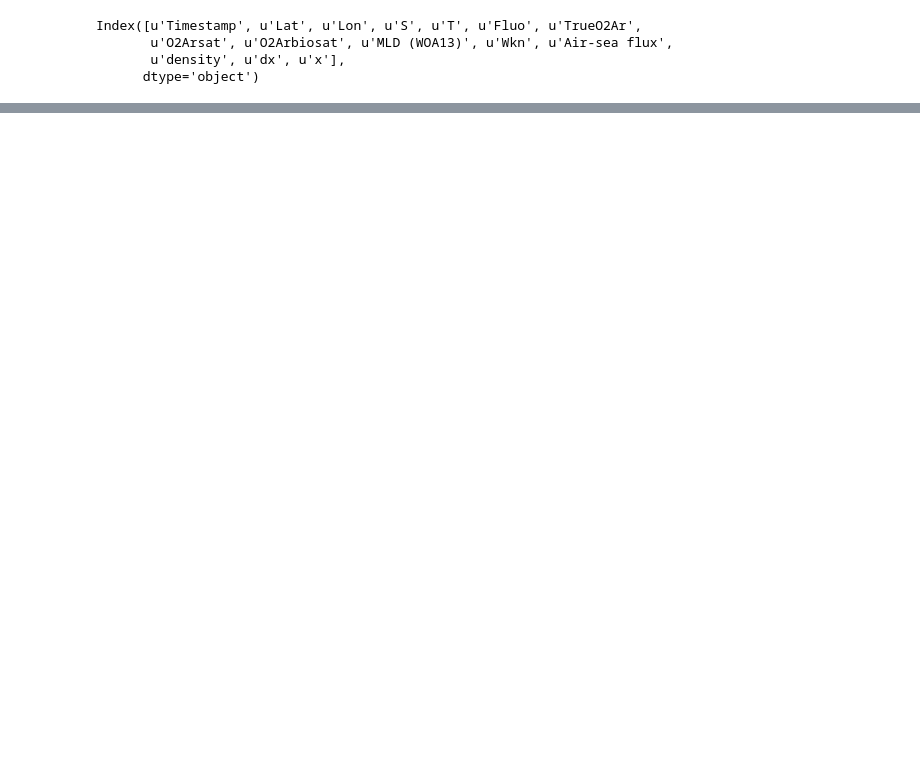
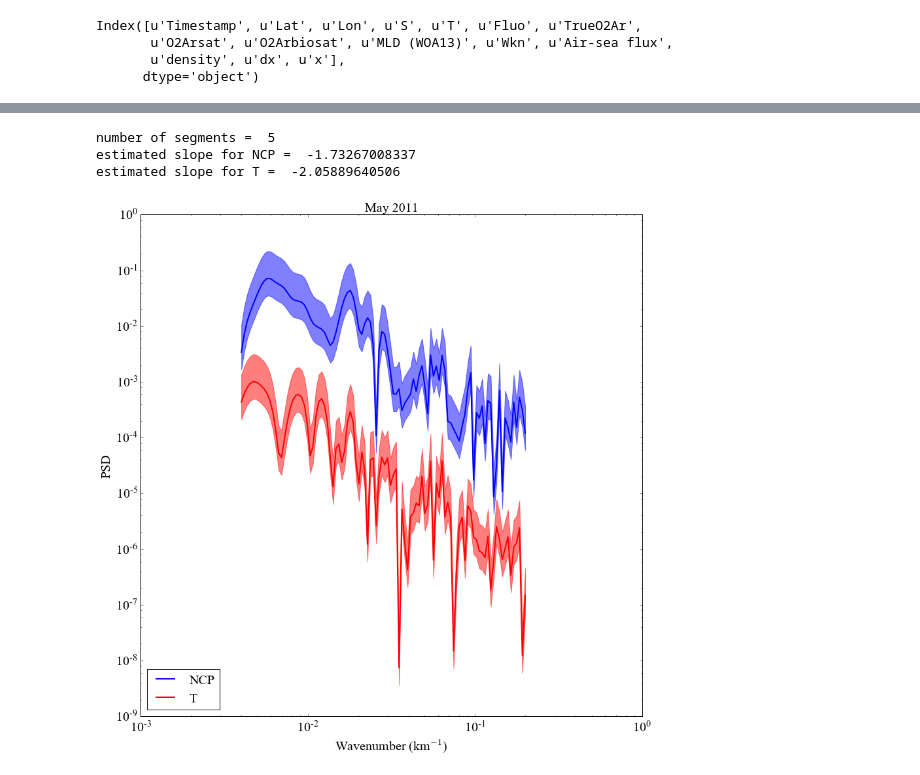
Before and after one commit to sophieclayton/kuroshio_productivity, a Jupyter notebook: NCP_spectra.ipynb, the cells around one changed output, grey strips where cells are left out. Saved outputs shown, nothing was run; the diff lists cells and outputs as text; code cells hidden in the pictures; blank space fills up the shorter version.

Commit message:
added chi2 error bars and fixed segmenting of tracks for better stats

```diff
--- a/NCP_spectra.ipynb
+++ b/NCP_spectra.ipynb
@@ -44,22 +45,23 @@ def bin(pgram, periods, bins, bin_mid):
 # %%
 # import data
 
-maxlon = 171
+maxlon = 161
+minlon = 139
 
 Tok1 = pd.read_csv(r'/Users/sclayton/Google Drive/o2ar_data/Tokyo1_vSept16.csv', sep = ',')
 Tok1['density'] = sw.rho(Tok1['S'].values,Tok1['T'].values,0)
 Tok1 = distance(Tok1)
-Tok1 = Tok1[(Tok1['Lon']>130) & (Tok1['Lon']<maxlon)].dropna()
+Tok1 = Tok1[(Tok1['Lon']>minlon) & (Tok1['Lon']<maxlon)].dropna()
 
 Tok3 = pd.read_csv(r'/Users/sclayton/Google Drive/o2ar_data/Tokyo3_vSept16.csv', sep = ',')
 Tok3['density'] = sw.rho(Tok3['S'].values,Tok3['T'].values,0)
 Tok3 = distance(Tok3)
-Tok3 = Tok3[(Tok3['Lon']>130) & (Tok3['Lon']<maxlon)].dropna()
+Tok3 = Tok3[(Tok3['Lon']>minlon) & (Tok3['Lon']<maxlon)].dropna()
 
 Tian = pd.read_csv(r'/Users/sclayton/Google Drive/o2ar_data/Tianjin2_vSept16.csv', sep = ',')
 Tian['density'] = sw.rho(Tian['S'].values,Tian['T'].values,0)
 Tian = distance(Tian)
-Tian = Tian[(Tian['Lon']>130) & (Tian['Lon']<maxlon)].dropna()
+Tian = Tian[(Tian['Lon']>minlon) & (Tian['Lon']<maxlon)].dropna()
 
 print Tian.columns
 # %% [output]
@@ -120,0 +72,65 @@ plt.show()
+# %%
+# Lomb-Scargle periodogram
+
+M = 500;
+
+nout = 100 # number of frequency-space points at which to calculate the signal strength (output)
+periods = 10**(np.linspace(0.7, np.log10(M/2), nout))
+freqs = 1.0 / periods
+angular_freqs = 2 * np.pi * freqs
+
+# for Tokyo_1 cruise
+N = np.max(Tok1['x'].values) - np.min(Tok1['x'].values)
+
+
+Tok1['nx'] = Tok1['x'] - np.min(Tok1['x'].values)
+
+for n in range(np.int(N/M)):
+    data = Tok1[(Tok1['nx']>n*M) & (Tok1['nx']<M*(n+1))]
+    pgram =+ lombscargle(data['x'].values, (data['Air-sea flux'].values-data['Air-sea flux'].mean())*np.hanning(len(data)), angular_freqs)
+    pgramT =+ lombscargle(data['x'].values, (data['T'].values-data['T'].mean())*np.hanning(len(data)), angular_freqs)
+
+pgram = pgram/N
+pgramT = pgramT/N
+
+nu = 2*(np.int(N/M))
+err_high = nu/ss.chi2.ppf(0.05/2, nu)
+err_low = nu/ss.chi2.ppf(1-0.05/2, nu)
+
+
+fig1 = plt.figure(3, figsize=(12,12), dpi = 600)
+fig1 = plt.figure(3, figsize=(12,12), dpi = 600)
+plt.plot(1/periods, pgram, 'b', lw=2, label='NCP')
+plt.fill_between(1/periods, pgram*err_low, pgram*err_high, color='blue', alpha = 0.5)
+
+plt.plot(1/periods, pgramT, 'r', lw=2, label='T')
+plt.fill_between(1/periods, pgramT*err_low, pgramT*err_high, color='red', alpha = 0.5)
+
+plt.legend(loc = 'lower left', fontsize = 20)
+plt.tick_params(labelsize=20)
+
+plt.ylabel('PSD', fontsize = 20)
+plt.xlabel('Wavenumber (km$^{-1}$)', fontsize = 20)
+
+plt.yscale('log')
+plt.xscale('log')
+
+plt.title('May 2011',fontsize = 20)
+
+print 'number of segments = ',np.int(N/M)
+
+A = np.vstack([np.log10(1./periods), np.ones(len(periods))]).T
+
+m, c = np.linalg.lstsq(A, np.log10(pgram))[0]
+mT, c = np.linalg.lstsq(A, np.log10(pgramT))[0]
+print 'estimated slope for NCP = ', m
+print 'estimated slope for T = ', mT
+
+#plt.loglog(1./periods, ((1./periods)**mT)/50000000, 'r')
+#plt.loglog(1./periods, ((1./periods)**m)/500000, 'b')
+plt.show()
+# %% [output]
+number of segments =  5
+estimated slope for NCP =  -1.73267008337
+estimated slope for T =  -2.05889640506
+[figure, added]
```
Also changed, not shown: parts of 11 cells of this notebook.
